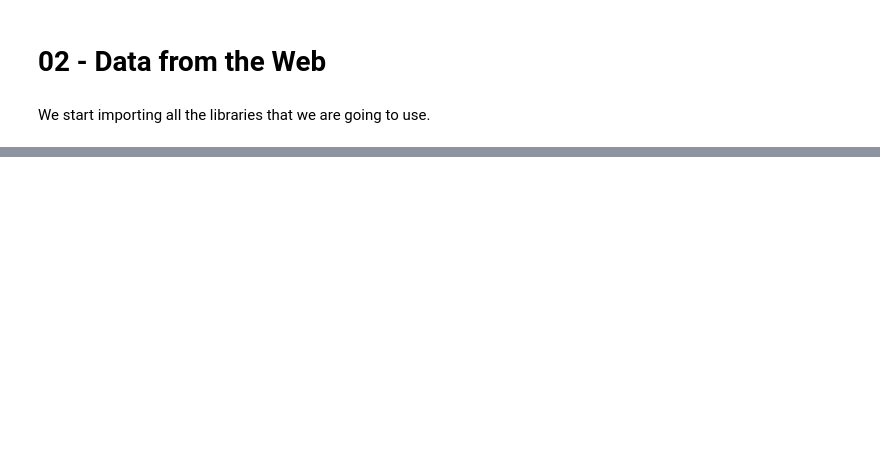
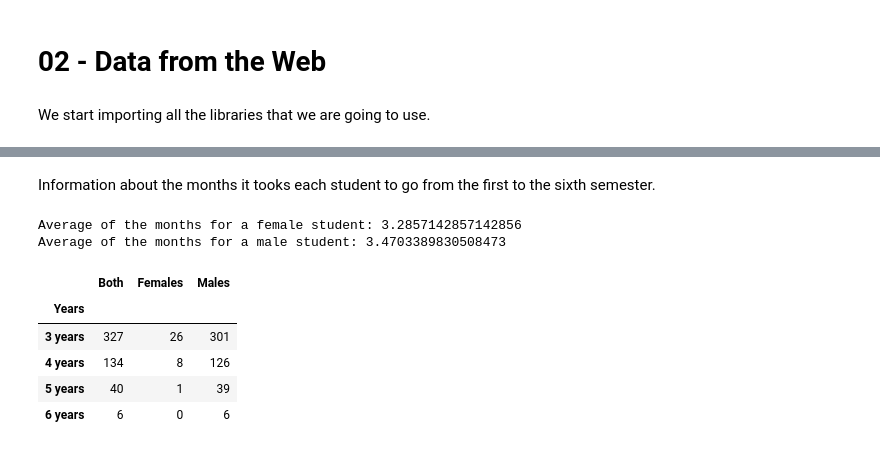
Before and after one commit to nutka7/Homework, a Jupyter notebook: 02 - Data from the Web/Bachelor.ipynb, the cells around one changed output, grey strips where cells are left out. Drawn from its saved outputs; the diff is of its cells as text; code cells hidden in the pictures; blank space fills up the shorter version.

```diff
--- a/02 - Data from the Web/Bachelor.ipynb
+++ b/02 - Data from the Web/Bachelor.ipynb
@@ -252,0 +354,15 @@ print('6 years',six_yrs)
+# %% [markdown]
+Information about the months it tooks each student to go from the first to the sixth semester.
+# %%
+print('Average of the months for a female student: '+str(avg_femmes_time))
+print('Average of the months for a male student: '+str(avg_hommes_time))
+total_passed
+# %% [output]
+Average of the months for a female student: 3.2857142857142856
+Average of the months for a male student: 3.4703389830508473
+|  | Both | Females | Males |
+| Years |  |  |  |
+| 3 years | 327 | 26 | 301 |
+| 4 years | 134 | 8 | 126 |
+| 5 years | 40 | 1 | 39 |
+| 6 years | 6 | 0 | 6 |
```
Also changed, not shown: parts of 21 cells of this notebook.
